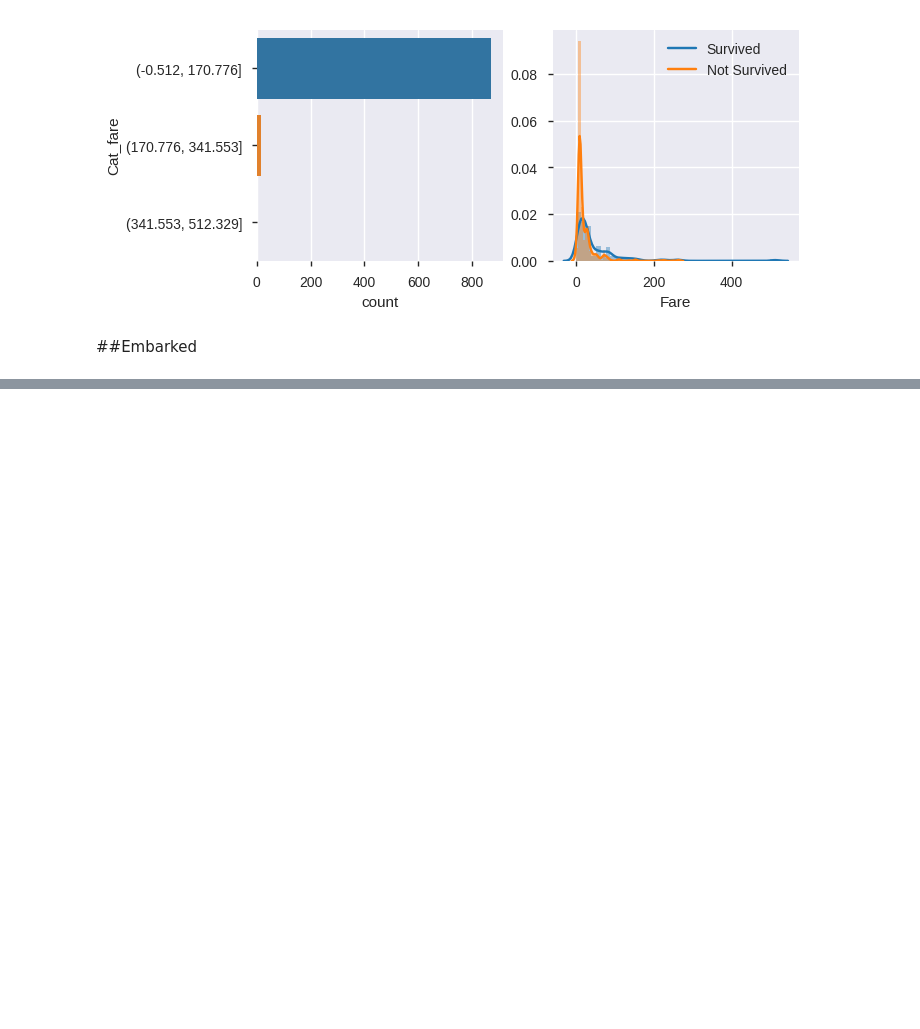
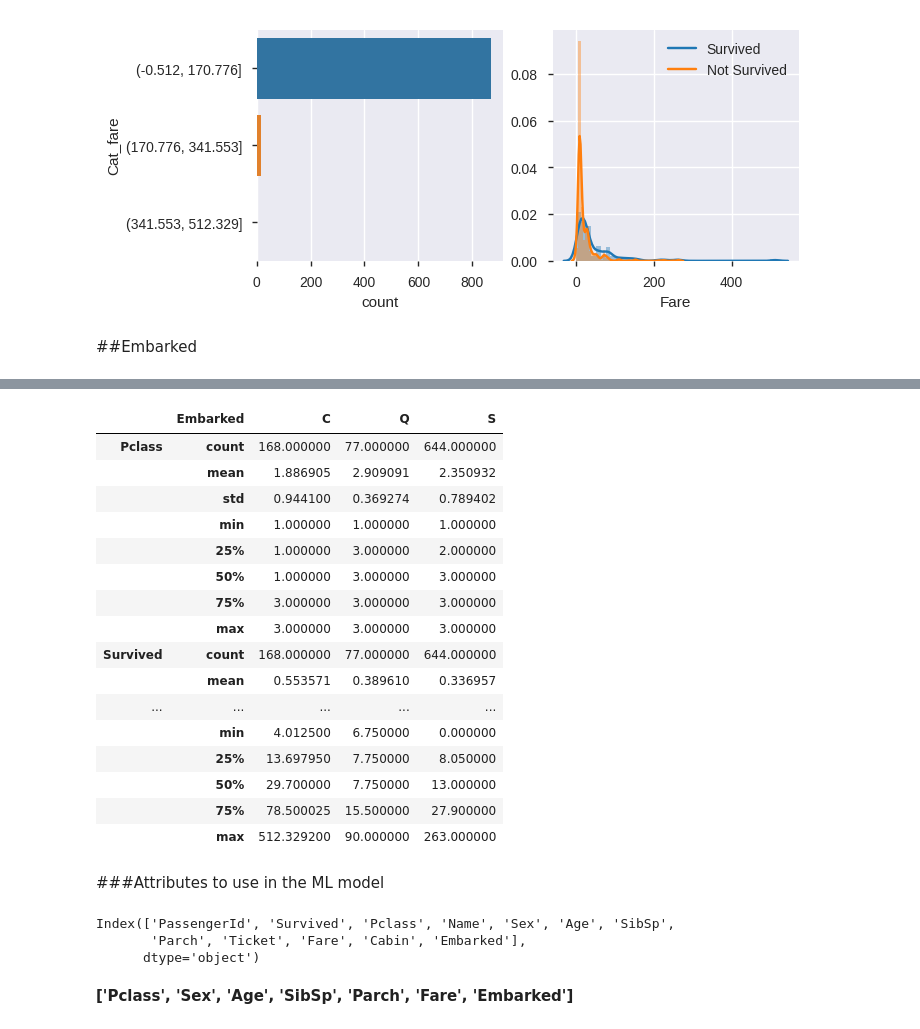
Before and after one commit to PieroNarciso/Titanic_ML_project, a Jupyter notebook: data_analysis.ipynb, the cells around one changed output, grey strips where cells are left out. Saved outputs shown, nothing was run; the diff lists cells and outputs as text; code cells hidden in the pictures; blank space fills up the shorter version.

```diff
--- a/data_analysis.ipynb
+++ b/data_analysis.ipynb
@@ -290,0 +363,30 @@ sns.distplot(not_survived, kde_kws={'label': 'Not Survived'})
+# %%
+train_set[['Embarked', 'Pclass', 'Survived', 'Fare']].groupby(by='Embarked').describe().T
+# %% [output]
+|  | Embarked | C | Q | S |
+| Pclass | count | 168.000000 | 77.000000 | 644.000000 |
+|  | mean | 1.886905 | 2.909091 | 2.350932 |
+|  | std | 0.944100 | 0.369274 | 0.789402 |
+|  | min | 1.000000 | 1.000000 | 1.000000 |
+|  | 25% | 1.000000 | 3.000000 | 2.000000 |
+|  | 50% | 1.000000 | 3.000000 | 3.000000 |
+|  | 75% | 3.000000 | 3.000000 | 3.000000 |
+|  | max | 3.000000 | 3.000000 | 3.000000 |
+| Survived | count | 168.000000 | 77.000000 | 644.000000 |
+|  | mean | 0.553571 | 0.389610 | 0.336957 |
+| ... | ... | ... | ... | ... |
+|  | min | 4.012500 | 6.750000 | 0.000000 |
+|  | 25% | 13.697950 | 7.750000 | 8.050000 |
+|  | 50% | 29.700000 | 7.750000 | 13.000000 |
+|  | 75% | 78.500025 | 15.500000 | 27.900000 |
+|  | max | 512.329200 | 90.000000 | 263.000000 |
+# %% [markdown]
+###Attributes to use in the ML model
+# %%
+train_set.columns
+# %% [output]
+Index(['PassengerId', 'Survived', 'Pclass', 'Name', 'Sex', 'Age', 'SibSp',
+       'Parch', 'Ticket', 'Fare', 'Cabin', 'Embarked'],
+      dtype='object')
+# %% [markdown]
+**['Pclass', 'Sex', 'Age', 'SibSp', 'Parch', 'Fare', 'Embarked']**
```
Also changed, not shown: parts of 16 cells of this notebook, 1 other file.
